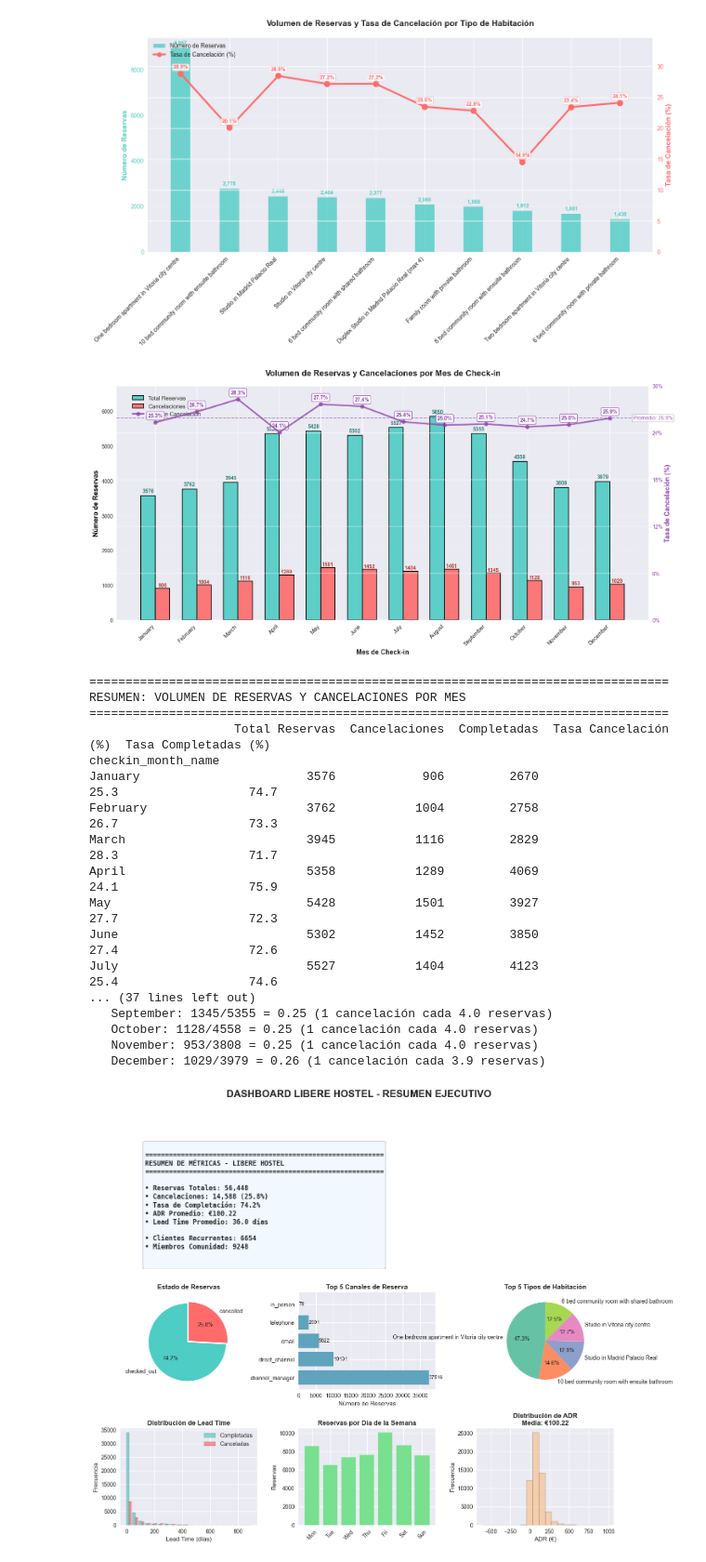
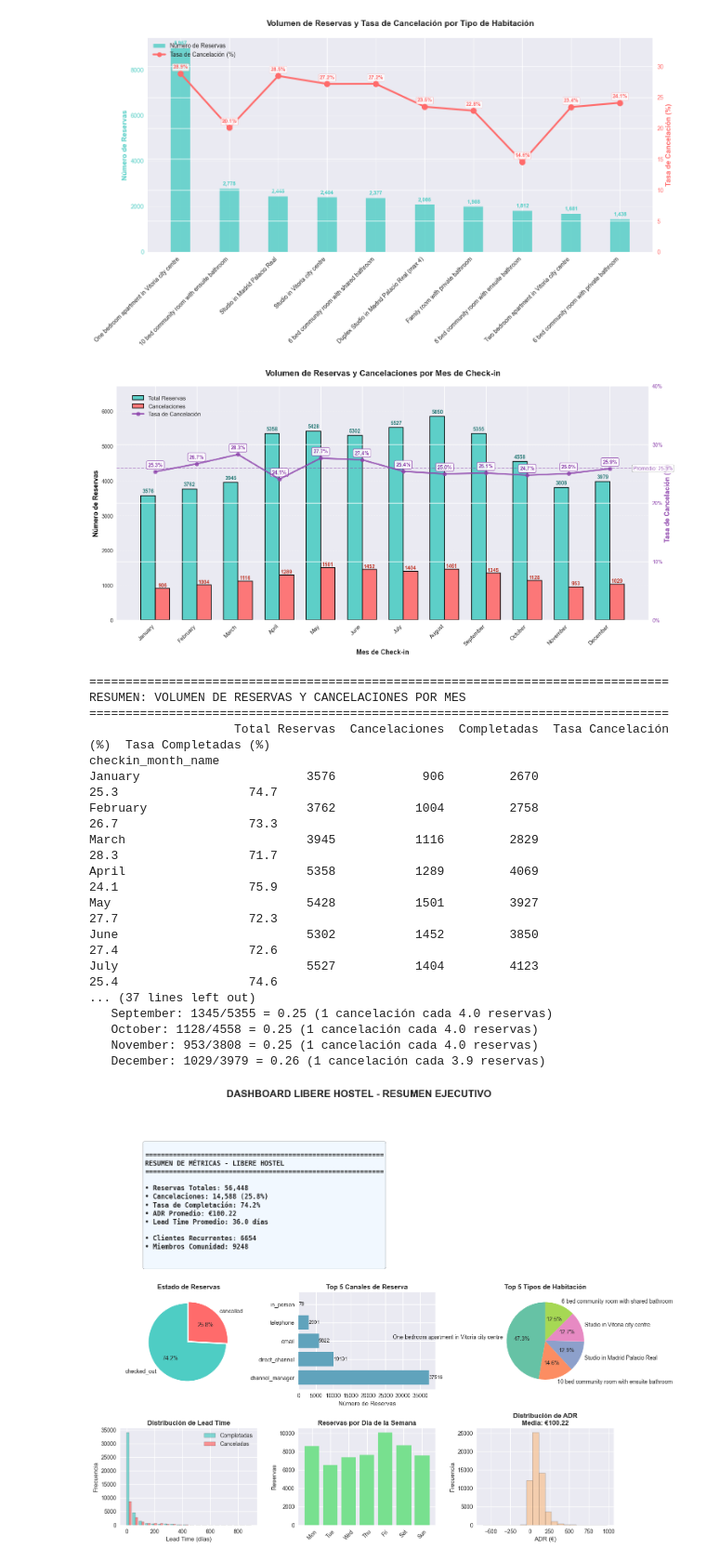
Before and after one commit to javierllorenteMon/RETO_06_VerdeOSCURO, a Jupyter notebook: Analisis_Exploratorio.ipynb, the cells around one changed output. Shown at 93% size. Saved outputs shown, nothing was run; the diff lists cells and outputs as text; code cells hidden in the pictures.

```diff
--- a/Analisis_Exploratorio.ipynb
+++ b/Analisis_Exploratorio.ipynb
@@ -463,19 +463,18 @@ line_rate, = ax2.plot(x_pos, cancel_by_month['cancellation_rate'],
                       marker='o', linewidth=3, markersize=8, color='#8e44ad',
                       label='Tasa de Cancelación', alpha=0.8, zorder=5)
 
-# Configurar eje secundario - ESCALA CORRECTA PARA PORCENTAJES
+# Configurar eje secundario - FIJAR LÍMITE EN 40%
 max_tasa = max(cancel_by_month['cancellation_rate'])
-# Crear una escala apropiada para porcentajes (0-100%)
-tasa_max_rounded = min(100, np.ceil(max_tasa / 10) * 10)  # Redondear al múltiplo de 10 más cercano, máximo 100%
-ax2.set_ylim(0, tasa_max_rounded)
+# Establecer límite fijo en 40% para mejor visualización
+ax2.set_ylim(0, 40)
 ax2.set_ylabel('Tasa de Cancelación (%)', fontsize=13, fontweight='bold', color='#8e44ad')
 
 # Configurar los ticks del eje derecho como porcentajes
 ax2.yaxis.set_major_formatter(plt.FuncFormatter(lambda x, _: f'{x:.0f}%'))
 ax2.tick_params(axis='y', labelcolor='#8e44ad')
 
-# Asegurar que haya ticks razonables en el eje derecho
-ax2.yaxis.set_major_locator(plt.MultipleLocator(max(5, tasa_max_rounded/5)))  # Al menos 5 ticks
+# Ajustar los ticks del eje derecho (0, 10, 20, 30, 40)
+ax2.yaxis.set_major_locator(plt.MultipleLocator(10))  # Ticks cada 10%
 
 # Añadir etiquetas de valores para la línea morada
 for i, (mes, tasa) in enumerate(zip(cancel_by_month.index, cancel_by_month['cancellation_rate'])):
@@ -508,16 +507,31 @@ ax1.set_ylim([0, max(cancel_by_month['count']) * 1.15])
 # Añadir línea horizontal para la tasa promedio
 tasa_promedio = cancel_by_month['cancellation_rate'].mean()
 ax2.axhline(y=tasa_promedio, color='#8e44ad', linestyle='--', alpha=0.5, linewidth=1.5)
-ax2.annotate(f'Promedio: {tasa_promedio:.1f}%',
-             xy=(len(cancel_by_month)-0.5, tasa_promedio),
-             xytext=(5, 0),
-             textcoords='offset points',
-             ha='left',
-             va='center',
-             fontsize=10,
-             color='#8e44ad',
-             alpha=0.8,
-             bbox=dict(boxstyle="round,pad=0.2", facecolor="white", alpha=0.8))
+
+# Asegurar que la anotación del promedio se muestre dentro del gráfico
+if tasa_promedio <= 40:
+    ax2.annotate(f'Promedio: {tasa_promedio:.1f}%',
+                 xy=(len(cancel_by_month)-0.5, min(tasa_promedio, 39.5)),  # Limitar a 39.5% si está cerca del borde
+                 xytext=(5, 0),
+                 textcoords='offset points',
+                 ha='left',
+                 va='center',
+                 fontsize=10,
+                 color='#8e44ad',
+                 alpha=0.8,
+                 bbox=dict(boxstyle="round,pad=0.2", facecolor="white", alpha=0.8))
+else:
+    # Si el promedio es mayor a 40%, mostrarlo en el límite superior
+    ax2.annotate(f'Promedio: {tasa_promedio:.1f}%',
+                 xy=(len(cancel_by_month)-0.5, 39.5),
+                 xytext=(5, 0),
+                 textcoords='offset points',
+                 ha='left',
+                 va='center',
+                 fontsize=10,
+                 color='#8e44ad',
+                 alpha=0.8,
+                 bbox=dict(boxstyle="round,pad=0.2", facecolor="white", alpha=0.8))
 
 # Ajustar layout
 plt.tight_layout()
@@ -562,34 +576,34 @@ print(f"📈 MES CON MÁS ACTIVIDAD:")
 print(f"   • Reservas: {mes_max_reservas} ({cancel_by_month['count'].max():.0f} reservas)")
 print(f"   • Cancelaciones: {mes_max_cancel} ({cancel_by_month['sum'].max():.0f} cancelaciones)")
 print(f"   • Tasa más alta: {mes_max_tasa} ({cancel_by_month['cancellation_rate'].max():.1f}%)\n")
 
 print(f"📉 MES CON MENOS ACTIVIDAD:")
 print(f"   • Reservas: {mes_min_reservas} ({cancel_by_month['count'].min():.0f} reservas)")
 print(f"   • Cancelaciones: {mes_min_cancel} ({cancel_by_month['sum'].min():.0f} cancelaciones)")
 print(f"   • Tasa más baja: {mes_min_tasa} ({cancel_by_month['cancellation_rate'].min():.1f}%)\n")
 
 print("📊 ESTADÍSTICAS GENERALES:")
 print(f"   • Total reservas: {total_reservas:,}")
 print(f"   • Total cancelaciones: {total_cancelaciones:,}")
 print(f"   • Tasa general de cancelación: {tasa_general:.1f}%")
 print(f"   • Tasa promedio mensual: {cancel_by_month['cancellation_rate'].mean():.1f}%")
 print(f"   • Rango de tasas: {cancel_by_month['cancellation_rate'].min():.1f}% - {cancel_by_month['cancellation_rate'].max():.1f}%")
 print(f"   • Meses analizados: {len(cancel_by_month)}")
 
 # Calcular ratio cancelaciones/reservas por mes
 print("\n📋 RATIO CANCELACIONES/RESERVAS POR MES:")
 print("-"*80)
 for mes in cancel_by_month.index:
     total = int(cancel_by_month.loc[mes, 'count'])
     cancel = int(cancel_by_month.loc[mes, 'sum'])
     ratio = cancel / total if total > 0 else 0
     if cancel > 0:
         ratio_inv = 1/ratio if ratio > 0 else float('inf')
         print(f"   {mes}: {cancel}/{total} = {ratio:.2f} (1 cancelación cada {ratio_inv:.1f} reservas)")
     else:
         print(f"   {mes}: {cancel}/{total} = {ratio:.2f} (sin cancelaciones)")
 # %% [output]
-[figure, old version]
+[figure, new version]
 ================================================================================
 RESUMEN: VOLUMEN DE RESERVAS Y CANCELACIONES POR MES
 ================================================================================
```
Also changed, not shown: parts of 2 cells of this notebook.
